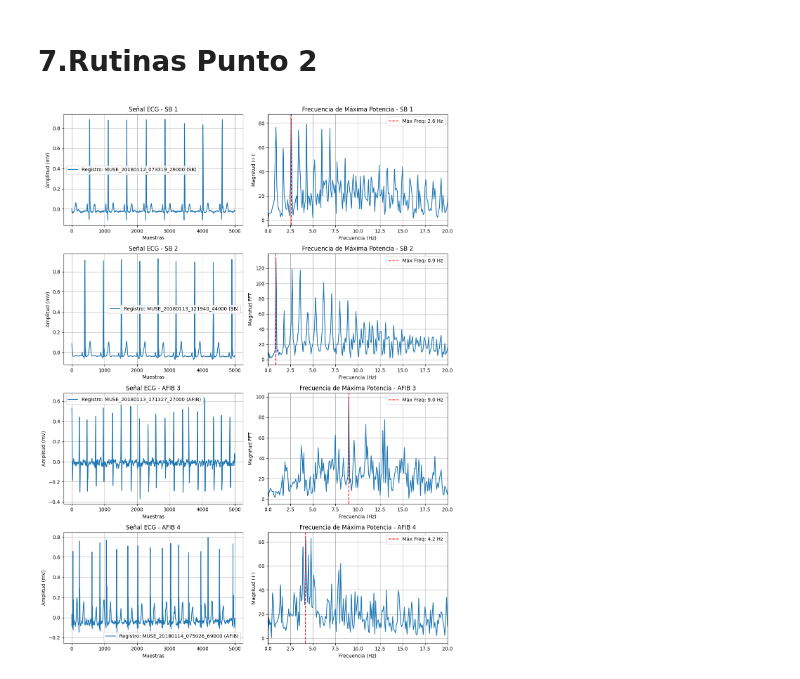
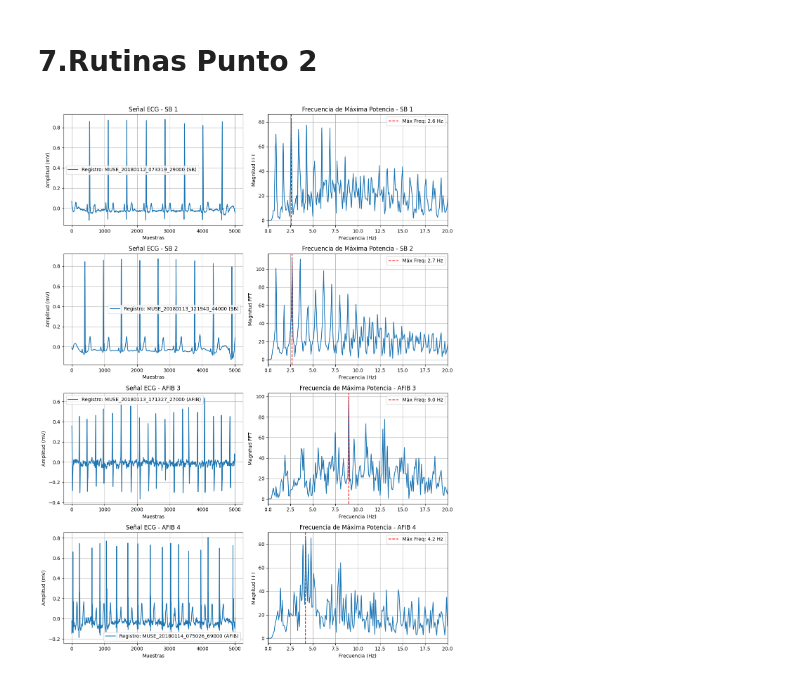
Before and after one commit to juandayo001/Biose-ales_20242, a Jupyter notebook: proyecto2biosenales.ipynb, the cells around one changed output. Drawn from its saved outputs; the diff is of its cells as text; code cells hidden in the pictures.

```diff
--- a/proyecto2biosenales.ipynb
+++ b/proyecto2biosenales.ipynb
@@ -399,11 +370,10 @@ Data_rutina
 # %% [markdown]
 # 7.Rutinas Punto 2
 # %%
-
 # Función para aplicar detrend y compresión a una señal
 def process_signal(signal):
     # Aplicar detrending a la señal
-    detrended_signal = detrend(signal, type='linear')
+    detrended_signal = detrend(signal, n=15)  # Llama a detrend sin argumentos adicionales
 
     # Calcular Xmin y Xmax para la compresión
     Xmin = np.min(detrended_signal)
@@ -413,9 +383,11 @@ def process_signal(signal):
     compressed_signal = compression(detrended_signal, Xmin, Xmax)
 
     # Aplicar detrending de nuevo si es necesario
-    detrended_signal2 = detrend(compressed_signal, type='linear')
+    detrended_signal2 = detrend(compressed_signal, n=15)  # Sin argumentos adicionales
 
     return detrended_signal2
+
+
 
 # Función para calcular la frecuencia de máxima potencia
 def calculate_max_pot(signal):
@@ -451,31 +423,31 @@ def plot_comparison(df_filtrado_seleccion):
             axes[i, 0].grid(True)
 
             # Calcular la frecuencia de máxima potencia
             fMP = calculate_max_pot(processed_signal)
 
             # Graficar la FFT y la frecuencia de máxima potencia
             freqs = np.fft.fftfreq(len(processed_signal), 1/500)[:len(processed_signal)//2]
             FT = np.abs(np.fft.fft(processed_signal))[:len(processed_signal)//2]
             axes[i, 1].plot(freqs, FT)
             axes[i, 1].axvline(fMP, color='r', linestyle='--', label=f'Máx Freq: {fMP} Hz')
             axes[i, 1].set_xlim([0, 20])
             axes[i, 1].set_title(f'Frecuencia de Máxima Potencia - {estado} {i + 1}')
             axes[i, 1].set_xlabel('Frecuencia (Hz)')
             axes[i, 1].set_ylabel('Magnitud FFT')
             axes[i, 1].legend()
             axes[i, 1].grid(True)
 
     plt.tight_layout()
     plt.show()
 
 # Filtrar el DataFrame por SB y AFIB, seleccionando 2 registros de cada uno
 df_SB = Data_rutina[Data_rutina['Estado'] == 'SB'].head(2)
 df_AFIB = Data_rutina[Data_rutina['Estado'] == 'AFIB'].head(2)
 
 # Concatenar ambos DataFrames filtrados
 df_filtrado_seleccion = pd.concat([df_SB, df_AFIB])
 
 # Llamar a la función para graficar la comparación
 plot_comparison(df_filtrado_seleccion)
 # %% [output]
-[figure, old version]
+[figure, new version]
```
Also changed, not shown: parts of 5 cells of this notebook.
